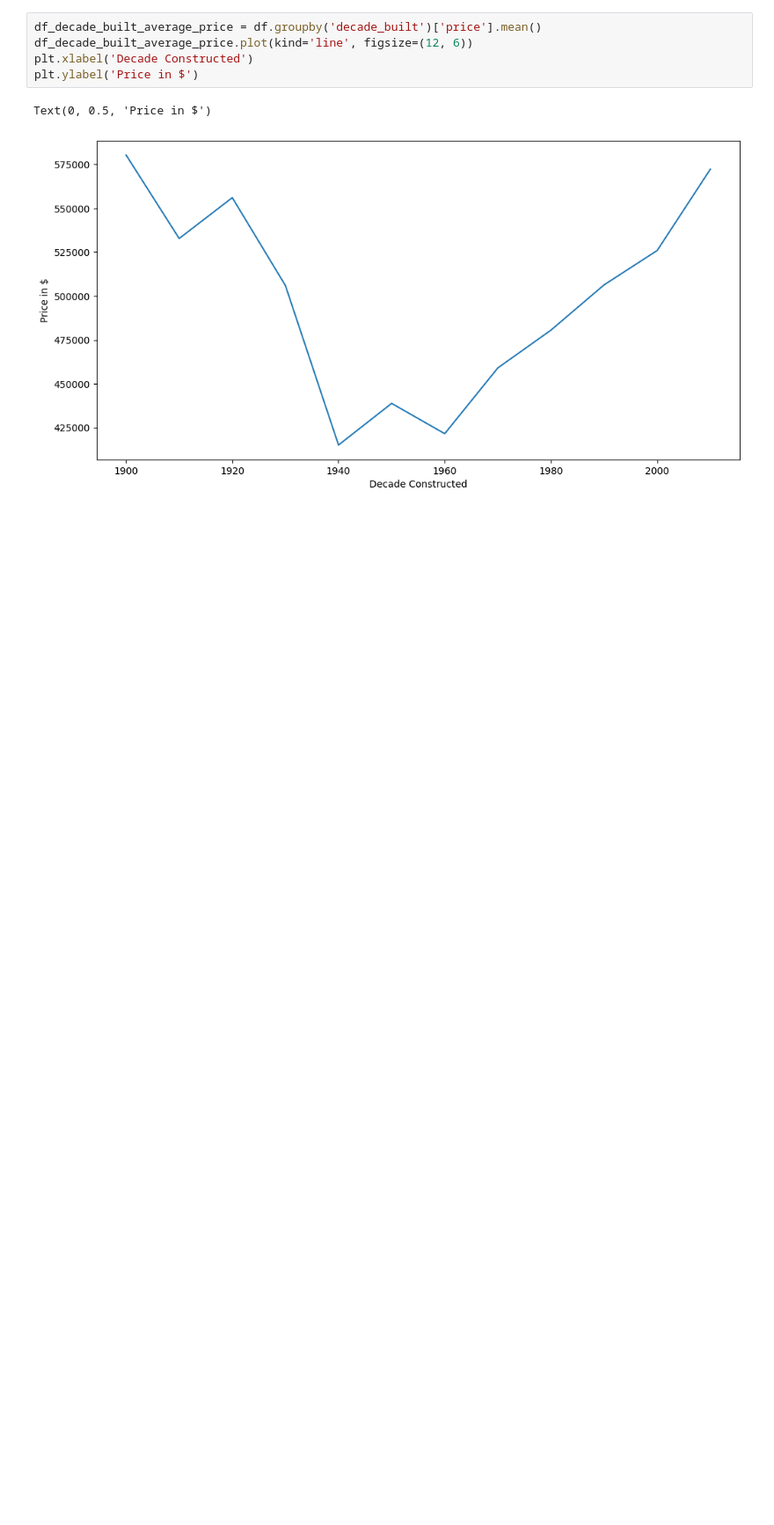
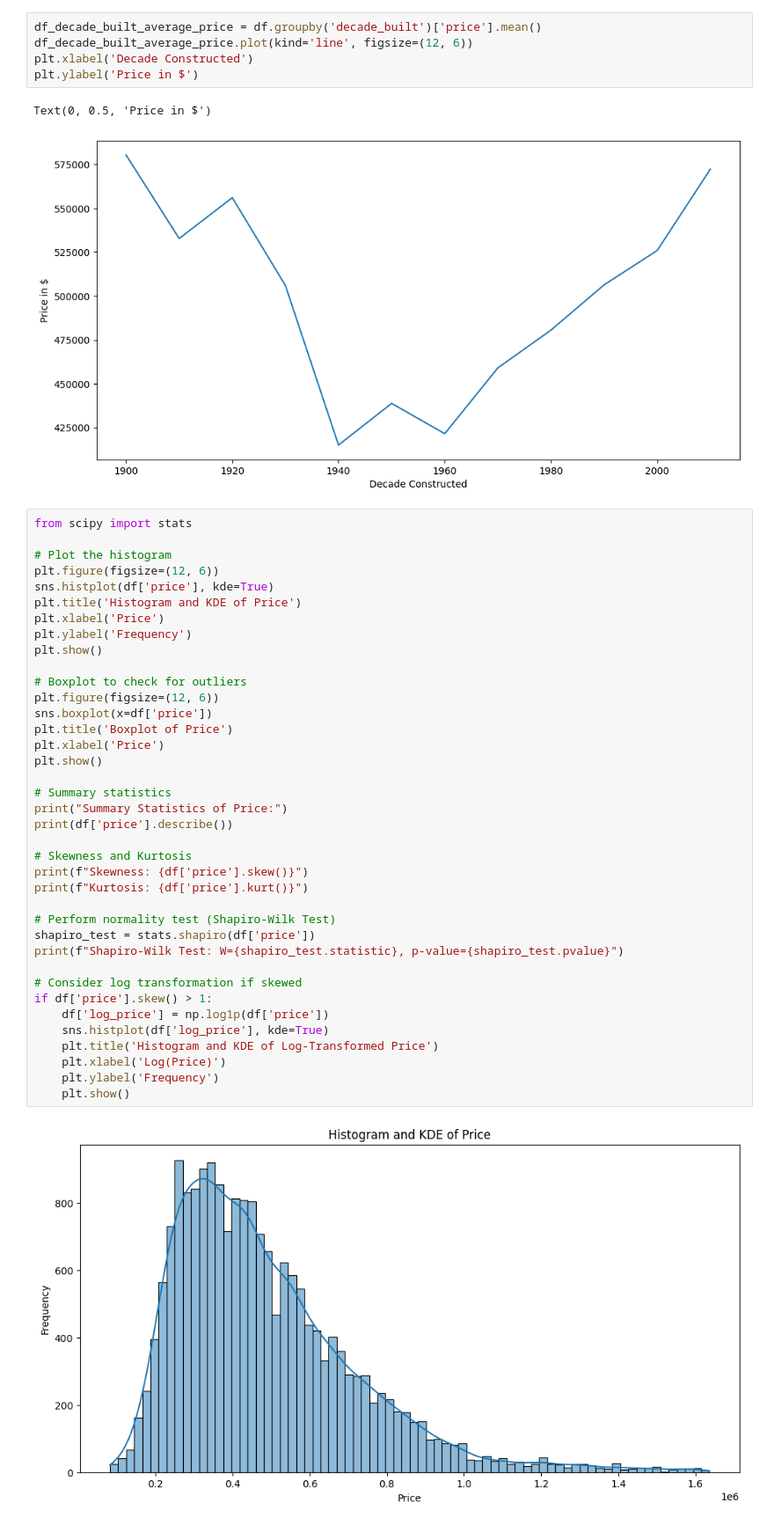
Before and after one commit to NiallGF/First-data-project, a Jupyter notebook: Kaggle Project/Workbooks/eda.ipynb, the cells around one changed output. Shown at 88% size. Drawn from its saved outputs; the diff is of its cells as text; blank space fills up the shorter version.

```diff
--- a/Kaggle Project/Workbooks/eda.ipynb
+++ b/Kaggle Project/Workbooks/eda.ipynb
@@ -135,3 +135,43 @@ plt.ylabel('Price in $')
 # %% [output]
 Text(0, 0.5, 'Price in $')
 [figure]
+# %%
+from scipy import stats
+
+# Plot the histogram
+plt.figure(figsize=(12, 6))
+sns.histplot(df['price'], kde=True)
+plt.title('Histogram and KDE of Price')
+plt.xlabel('Price')
+plt.ylabel('Frequency')
+plt.show()
+
+# Boxplot to check for outliers
+plt.figure(figsize=(12, 6))
+sns.boxplot(x=df['price'])
+plt.title('Boxplot of Price')
+plt.xlabel('Price')
+plt.show()
+
+# Summary statistics
+print("Summary Statistics of Price:")
+print(df['price'].describe())
+
+# Skewness and Kurtosis
+print(f"Skewness: {df['price'].skew()}")
+print(f"Kurtosis: {df['price'].kurt()}")
+
+# Perform normality test (Shapiro-Wilk Test)
+shapiro_test = stats.shapiro(df['price'])
+print(f"Shapiro-Wilk Test: W={shapiro_test.statistic}, p-value={shapiro_test.pvalue}")
+
+# Consider log transformation if skewed
+if df['price'].skew() > 1:
+    df['log_price'] = np.log1p(df['price'])
+    sns.histplot(df['log_price'], kde=True)
+    plt.title('Histogram and KDE of Log-Transformed Price')
+    plt.xlabel('Log(Price)')
+    plt.ylabel('Frequency')
+    plt.show()
+# %% [output]
+[figure, added]
```
Also changed, not shown: parts of 3 cells of this notebook, 2 other files.
